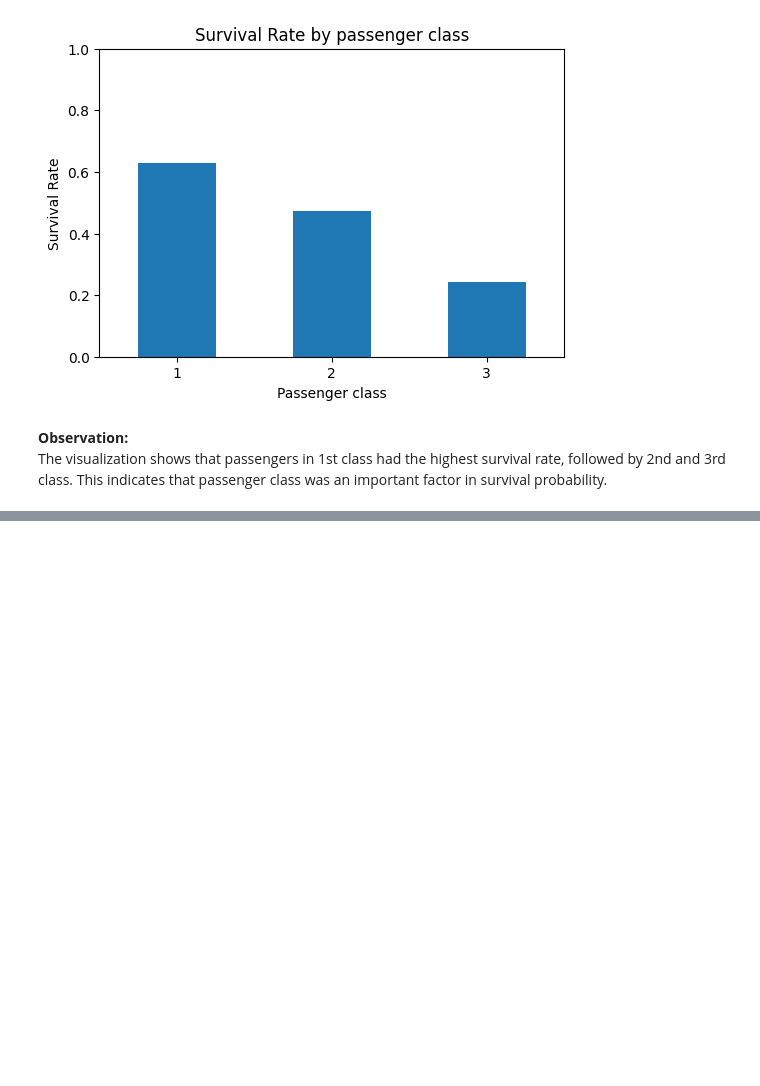
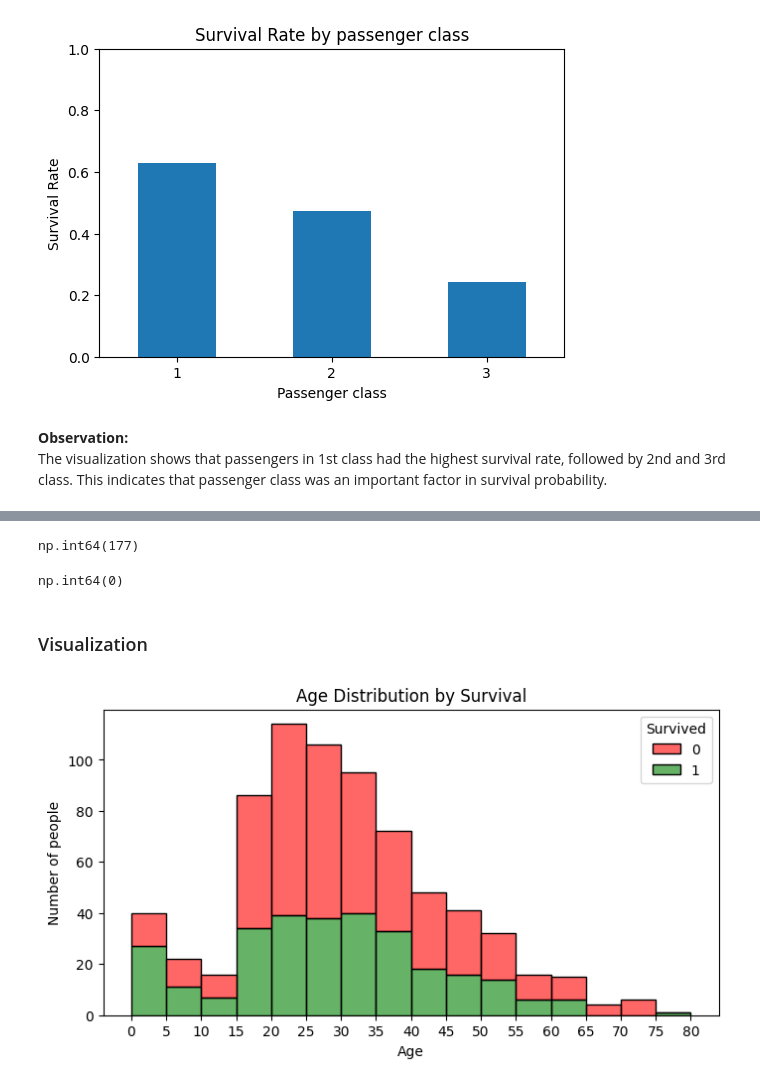
Before and after one commit to krish26/Titanic_Capstone_Project, a Jupyter notebook: ML/EDA.ipynb, the cells around one changed output, grey strips where cells are left out. Cells and saved outputs as stored; diff of their text form; code cells hidden in the pictures; blank space fills up the shorter version.

Commit message:
Add EDA3: survival rate analysis by Age

```diff
--- a/ML/EDA.ipynb
+++ b/ML/EDA.ipynb
@@ -144,0 +165,43 @@ The visualization shows that passengers in 1st class had the highest survival ra
+# %%
+train_data['Age'].isna().sum()
+# %% [output]
+np.int64(177)
+# %%
+# Removing from the general list the lines where Age data is missing
+data_age = train_data.dropna(subset = ['Age'])
+# %%
+# Checking that there is no missing data in the Age column
+data_age['Age'].isna().sum()
+# %% [output]
+np.int64(0)
+# %% [markdown]
+### Visualization
+# %%
+import seaborn as sns
+
+plt.figure(figsize=(8,4))
+
+# Find the maximum age
+max_age = int(data_age['Age'].max())
+
+# Creating a histplot
+sns.histplot(
+    data=data_age,
+    x='Age',
+    hue='Survived',
+    bins=range(0, max_age+5, 5),   # step 5 year
+    palette=['red','green'],
+    alpha=0.6,
+    multiple='stack'  # display both survivors and dead in one column
+)
+
+plt.title('Age Distribution by Survival')
+plt.xlabel('Age')
+plt.ylabel('Number of people')
+
+# Detailed ticks by X, from 0 to maximum age in increments of 5
+plt.xticks(range(0, max_age+5, 5))
+
+plt.show()
+# %% [output]
+[figure, added]
```
Also changed, not shown: parts of 7 cells of this notebook.
